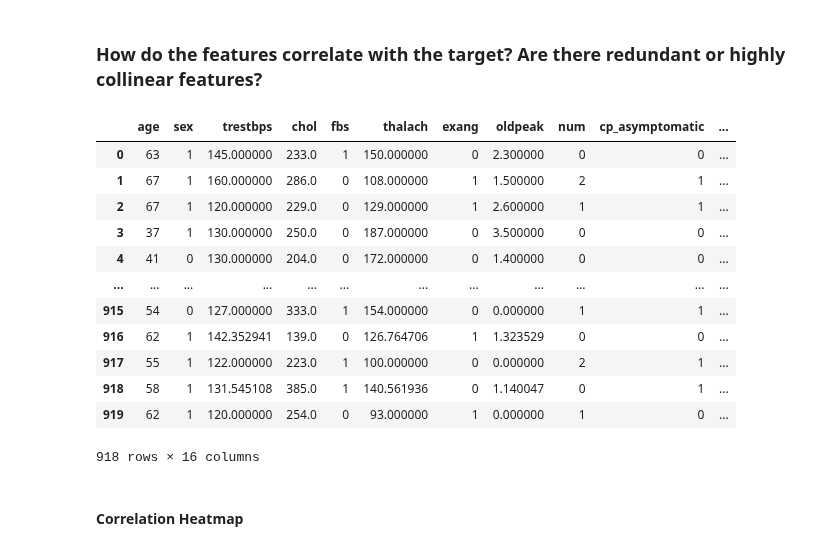
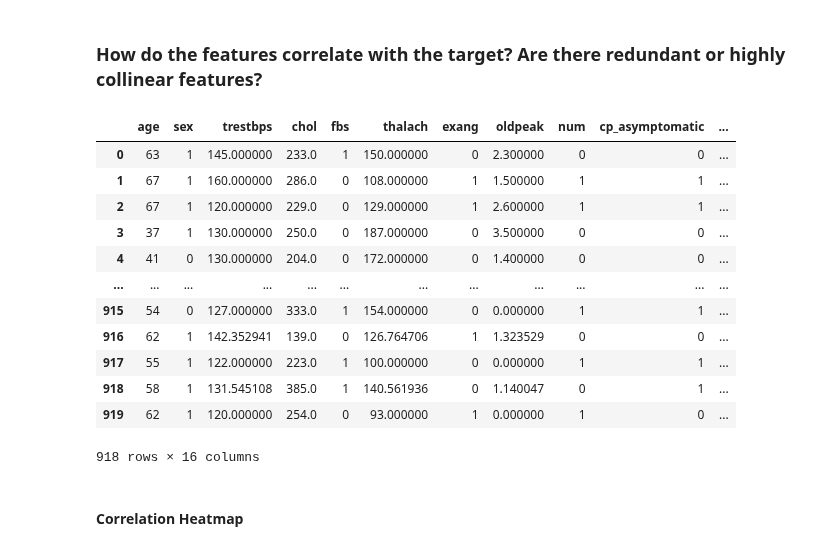
Before and after one commit to ThereseColeongco/hd-classifier, a Jupyter notebook: classifier.ipynb, the cells around one changed output. Drawn from its saved outputs; the diff is of its cells as text; code cells hidden in the pictures.

```diff
--- a/classifier.ipynb
+++ b/classifier.ipynb
@@ -538,29 +538,30 @@ There are way more males (1) than females (0) in this dataset. Since males and f
 # %%
 # do only for df_no_sct b/c the answer to these questions only matter if we're including them in the model
 
 # TODO must encode categorical columns into numerical format before running any of these statistical checks
 # multi-class nominal columns (categorical with no order/ranking): cp, restecg
     # (use one-hot encoding w/c converts multi-class categories into binary columns, each column representing one class of a category, use this b/c we're using a neural network w/c is a non-tree model...other option is label encoding w/c assigns each category a unique integer w/c introduces implicit order w/c can be misinterpreted by non-tree models when used w/ nominal data) https://www.geeksforgeeks.org/machine-learning/categorical-data-encoding-techniques-in-machine-learning/
 
 # ordinal columns (categorical with order/ranking): none to be included in model
 
 # binary columns (2 options only): sex, exang, fbs (converted to 0s and 1s, no problem)
 
 cat_encoded = pd.get_dummies(df_no_sct[['cp', 'restecg']], dtype=int)
-df_heatmap = df_no_sct.drop(columns=['id', 'origin', 'cp', 'restecg'])
-df_heatmap = pd.concat([df_heatmap, cat_encoded], axis=1)
-df_heatmap
+df_eda = df_no_sct.drop(columns=['id', 'origin', 'cp', 'restecg'])
+df_eda = pd.concat([df_eda, cat_encoded], axis=1)
+df_eda.loc[df_eda['num'] > 1, 'num'] = 1
+df_eda
 # %% [output]
 |  | age | sex | trestbps | chol | fbs | thalach | exang | oldpeak | num | cp_asymptomatic | ... |
 | 0 | 63 | 1 | 145.000000 | 233.0 | 1 | 150.000000 | 0 | 2.300000 | 0 | 0 | ... |
-| 1 | 67 | 1 | 160.000000 | 286.0 | 0 | 108.000000 | 1 | 1.500000 | 2 | 1 | ... |
+| 1 | 67 | 1 | 160.000000 | 286.0 | 0 | 108.000000 | 1 | 1.500000 | 1 | 1 | ... |
 | 2 | 67 | 1 | 120.000000 | 229.0 | 0 | 129.000000 | 1 | 2.600000 | 1 | 1 | ... |
 | 3 | 37 | 1 | 130.000000 | 250.0 | 0 | 187.000000 | 0 | 3.500000 | 0 | 0 | ... |
 | 4 | 41 | 0 | 130.000000 | 204.0 | 0 | 172.000000 | 0 | 1.400000 | 0 | 0 | ... |
 | ... | ... | ... | ... | ... | ... | ... | ... | ... | ... | ... | ... |
 | 915 | 54 | 0 | 127.000000 | 333.0 | 1 | 154.000000 | 0 | 0.000000 | 1 | 1 | ... |
 | 916 | 62 | 1 | 142.352941 | 139.0 | 0 | 126.764706 | 1 | 1.323529 | 0 | 0 | ... |
-| 917 | 55 | 1 | 122.000000 | 223.0 | 1 | 100.000000 | 0 | 0.000000 | 2 | 1 | ... |
+| 917 | 55 | 1 | 122.000000 | 223.0 | 1 | 100.000000 | 0 | 0.000000 | 1 | 1 | ... |
 | 918 | 58 | 1 | 131.545108 | 385.0 | 1 | 140.561936 | 0 | 1.140047 | 0 | 1 | ... |
 | 919 | 62 | 1 | 120.000000 | 254.0 | 0 | 93.000000 | 1 | 0.000000 | 1 | 0 | ... |
 918 rows × 16 columns
```
Also changed, not shown: parts of 9 cells of this notebook.
